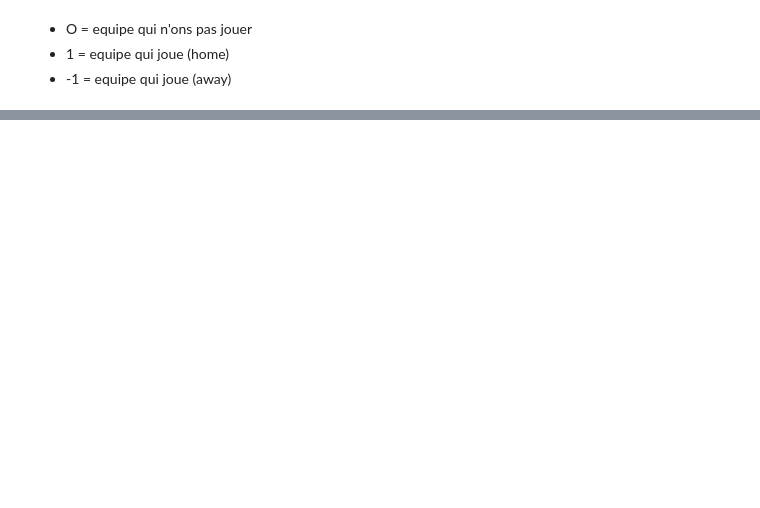
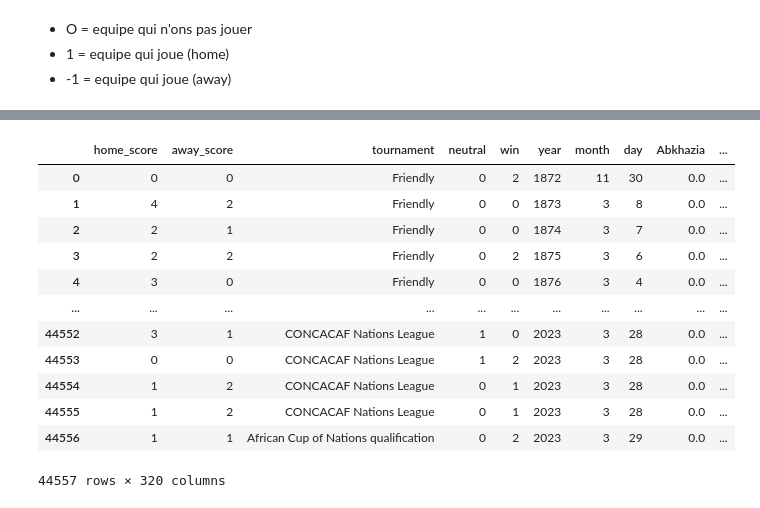
Before and after one commit to DelacherieOlivier/ProjetPython, a Jupyter notebook: Untitled.ipynb, the cells around one changed output, grey strips where cells are left out. Cells and saved outputs as stored; diff of their text form; code cells hidden in the pictures; blank space fills up the shorter version.

```diff
--- a/Untitled.ipynb
+++ b/Untitled.ipynb
@@ -123,0 +297,25 @@ combined_encoded_teams_df
+# %%
+tournaments_count = data["tournament"].value_counts()
+
+# Création d'une nouvelle colonne "tournament_id"
+data["tournament_id"] = 0
+
+# Boucle sur les tournois pour leur assigner un identifiant unique
+for i, tournament in enumerate(tournaments_count.index):
+    data.loc[data["tournament"] == tournament, "tournament_id"] = i+1
+# %%
+data
+# %% [output]
+|  | home_score | away_score | tournament | neutral | win | year | month | day | Abkhazia | ... |
+| 0 | 0 | 0 | Friendly | 0 | 2 | 1872 | 11 | 30 | 0.0 | ... |
+| 1 | 4 | 2 | Friendly | 0 | 0 | 1873 | 3 | 8 | 0.0 | ... |
+| 2 | 2 | 1 | Friendly | 0 | 0 | 1874 | 3 | 7 | 0.0 | ... |
+| 3 | 2 | 2 | Friendly | 0 | 2 | 1875 | 3 | 6 | 0.0 | ... |
+| 4 | 3 | 0 | Friendly | 0 | 0 | 1876 | 3 | 4 | 0.0 | ... |
+| ... | ... | ... | ... | ... | ... | ... | ... | ... | ... | ... |
+| 44552 | 3 | 1 | CONCACAF Nations League | 1 | 0 | 2023 | 3 | 28 | 0.0 | ... |
+| 44553 | 0 | 0 | CONCACAF Nations League | 1 | 2 | 2023 | 3 | 28 | 0.0 | ... |
+| 44554 | 1 | 2 | CONCACAF Nations League | 0 | 1 | 2023 | 3 | 28 | 0.0 | ... |
+| 44555 | 1 | 2 | CONCACAF Nations League | 0 | 1 | 2023 | 3 | 28 | 0.0 | ... |
+| 44556 | 1 | 1 | African Cup of Nations qualification | 0 | 2 | 2023 | 3 | 29 | 0.0 | ... |
+44557 rows × 320 columns
```
Also changed, not shown: parts of 21 cells of this notebook, 1 other file.
